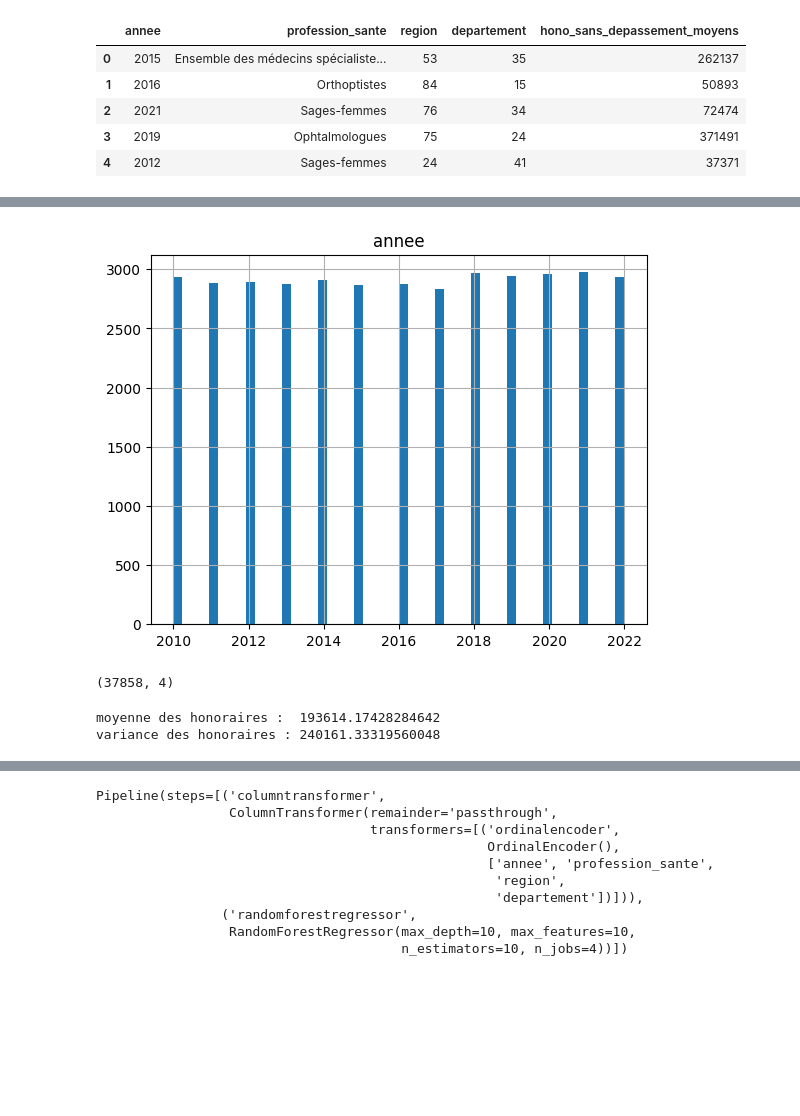
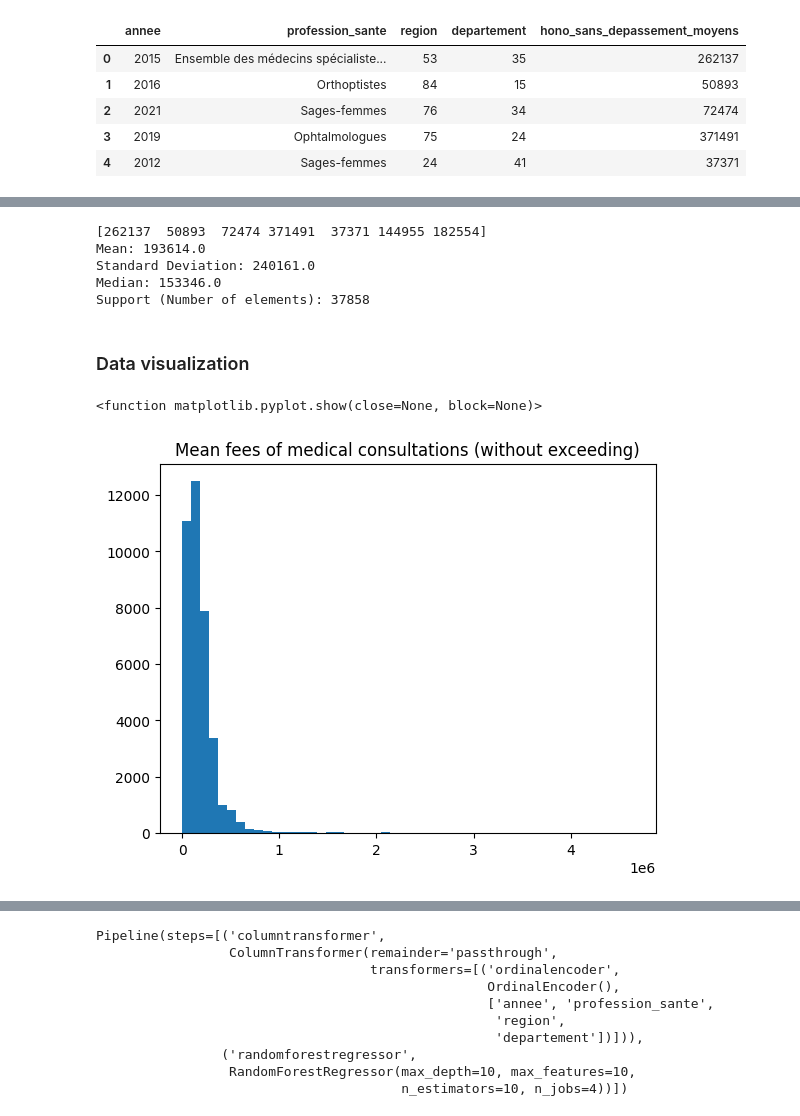
Before and after one commit to jlamjoun/healthcare_fees, a Jupyter notebook: healthcare_fees_starting_kit.ipynb, the cells around one changed output, grey strips where cells are left out. Saved outputs shown, nothing was run; the diff lists cells and outputs as text; code cells hidden in the pictures; blank space fills up the shorter version.

```diff
--- a/healthcare_fees_starting_kit.ipynb
+++ b/healthcare_fees_starting_kit.ipynb
@@ -122,14 +146,34 @@ _ = plt.hist(y, bins=50)
-# %%
-_ = X.hist('annee', bins=50)
-# %% [output]
-[figure, removed]
-# %%
-X.shape
-# %% [output]
-(37858, 4)
-# %%
-print("moyenne des honoraires : ", y.mean())
-print("variance des honoraires :", y.std())
-# %% [output]
-moyenne des honoraires :  193614.17428284642
-variance des honoraires : 240161.33319560048
+# %%
+# Inspect the y np.array ie the mean fees of medical consultations without exceeding
+print(y[:7])
+
+# Calculate mean
+mean_y = np.mean(y)
+# Calculate standard deviation
+std_y = np.std(y)
+# Calculate median
+median_y = np.median(y)
+# Get the number of elements in the array (support)
+support_y = len(y)
+
+# Print the calculated statistics
+print("Mean:", np.round(mean_y, 0))
+print("Standard Deviation:", np.round(std_y,0))
+print("Median:", np.round(median_y,0))
+print("Support (Number of elements):", support_y)
+# %% [output]
+[262137  50893  72474 371491  37371 144955 182554]
+Mean: 193614.0
+Standard Deviation: 240161.0
+Median: 153346.0
+Support (Number of elements): 37858
+# %% [markdown]
+### Data visualization
+# %%
+# Histogram of the mean fees of medical consultations (without exceeding)
+plt.hist(y, bins=50)
+plt.title("Mean fees of medical consultations (without exceeding)")
+plt.show
+# %% [output]
+<function matplotlib.pyplot.show(close=None, block=None)>
+[figure, added]
```
Also changed, not shown: parts of 28 cells of this notebook, 1 other file.
